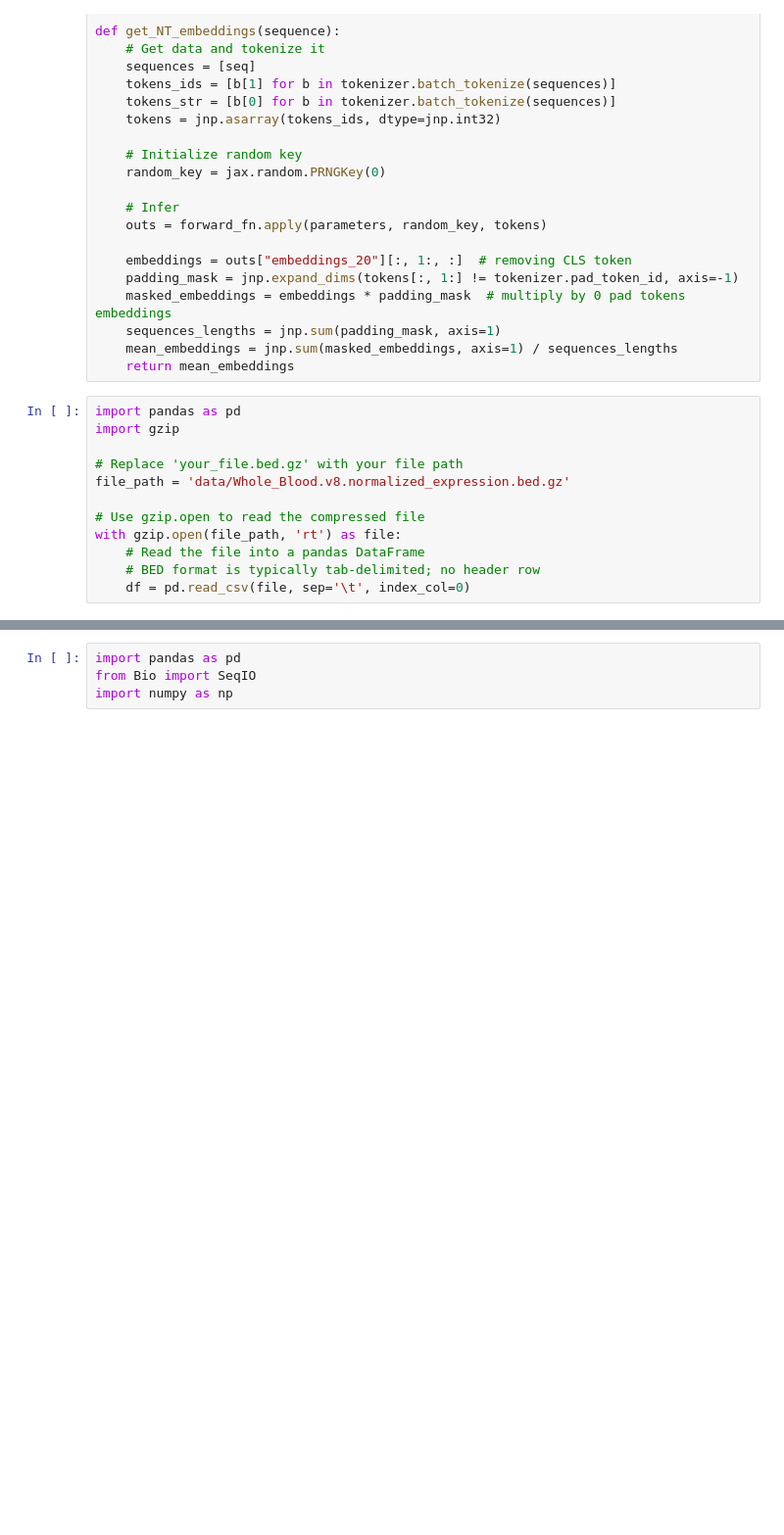
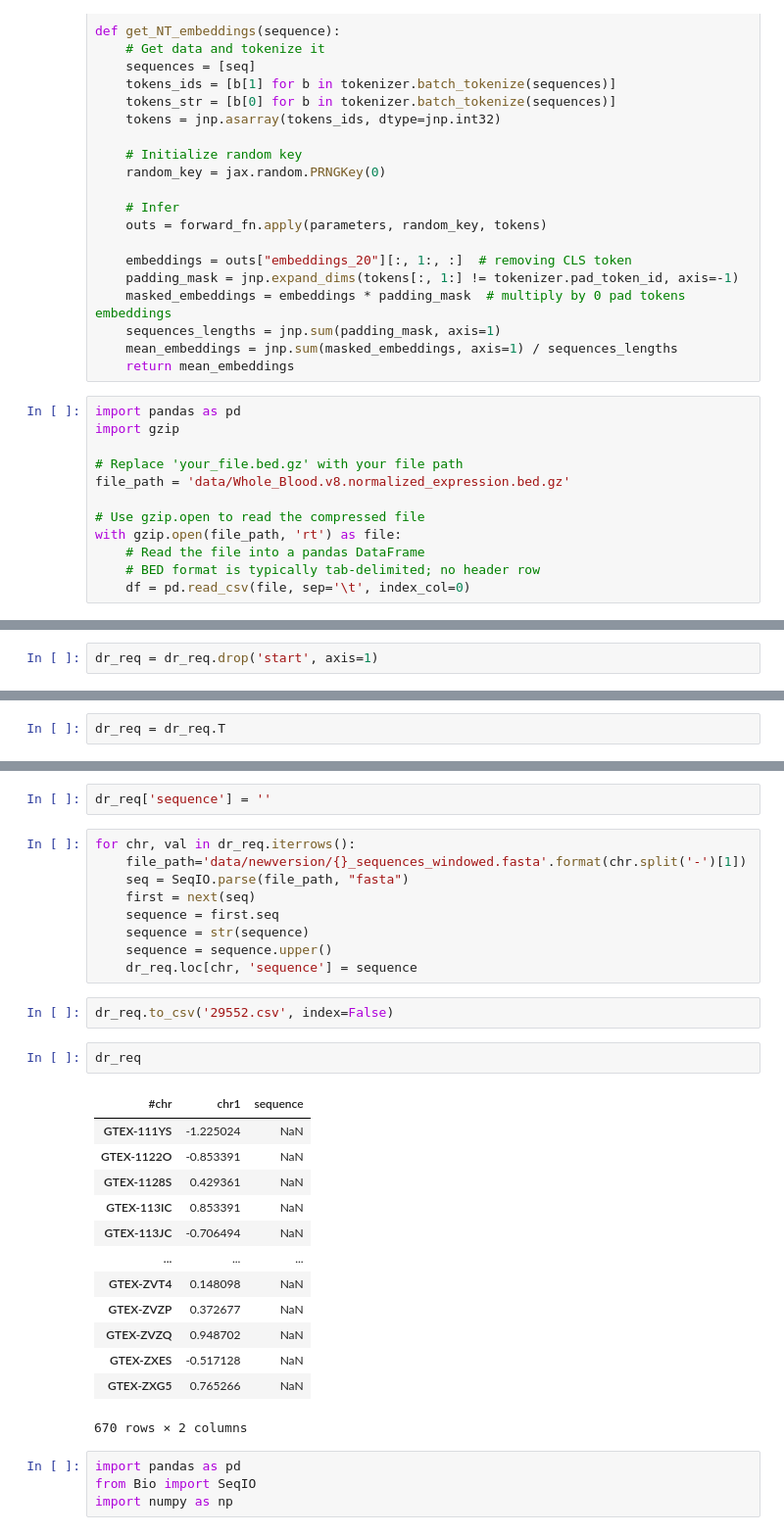
Before and after one commit to kevalpipalia/genome-foundation-models-project, a Jupyter notebook: NT_embeddings.ipynb, the cells around one changed output, grey strips where cells are left out. Shown at 98% size. Drawn from its saved outputs; the diff is of its cells as text; blank space fills up the shorter version.

```diff
--- a/NT_embeddings.ipynb
+++ b/NT_embeddings.ipynb
@@ -92,0 +113,2 @@ with gzip.open(file_path, 'rt') as file:
+# %%
+dr_req = dr_req.drop('start', axis=1)
@@ -92,0 +122,2 @@ with gzip.open(file_path, 'rt') as file:
+# %%
+dr_req = dr_req.T
@@ -93,3 +143,32 @@ with gzip.open(file_path, 'rt') as file:
+# %%
+dr_req['sequence'] = ''
+# %%
+for chr, val in dr_req.iterrows():
+    file_path='data/newversion/{}_sequences_windowed.fasta'.format(chr.split('-')[1])
+    seq = SeqIO.parse(file_path, "fasta")
+    first = next(seq)
+    sequence = first.seq
+    sequence = str(sequence)
+    sequence = sequence.upper()
+    dr_req.loc[chr, 'sequence'] = sequence
+# %%
+dr_req.to_csv('29552.csv', index=False)
+# %%
+dr_req
+# %% [output]
+| #chr | chr1 | sequence |
+| GTEX-111YS | -1.225024 | NaN |
+| GTEX-1122O | -0.853391 | NaN |
+| GTEX-1128S | 0.429361 | NaN |
+| GTEX-113IC | 0.853391 | NaN |
+| GTEX-113JC | -0.706494 | NaN |
+| ... | ... | ... |
+| GTEX-ZVT4 | 0.148098 | NaN |
+| GTEX-ZVZP | 0.372677 | NaN |
+| GTEX-ZVZQ | 0.948702 | NaN |
+| GTEX-ZXES | -0.517128 | NaN |
+| GTEX-ZXG5 | 0.765266 | NaN |
+670 rows × 2 columns
 # %%
 import pandas as pd
 from Bio import SeqIO
```
Also changed, not shown: parts of 9 cells of this notebook, 17 other files.
